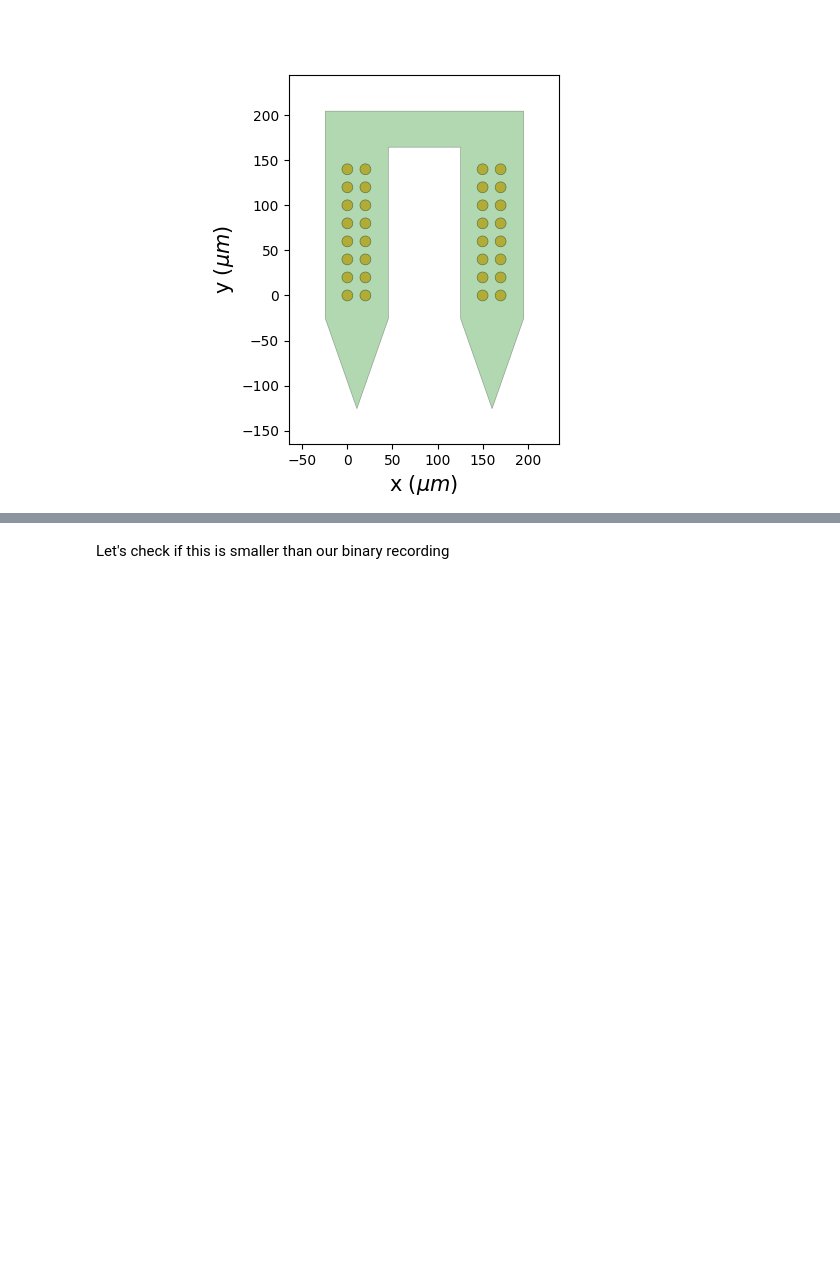
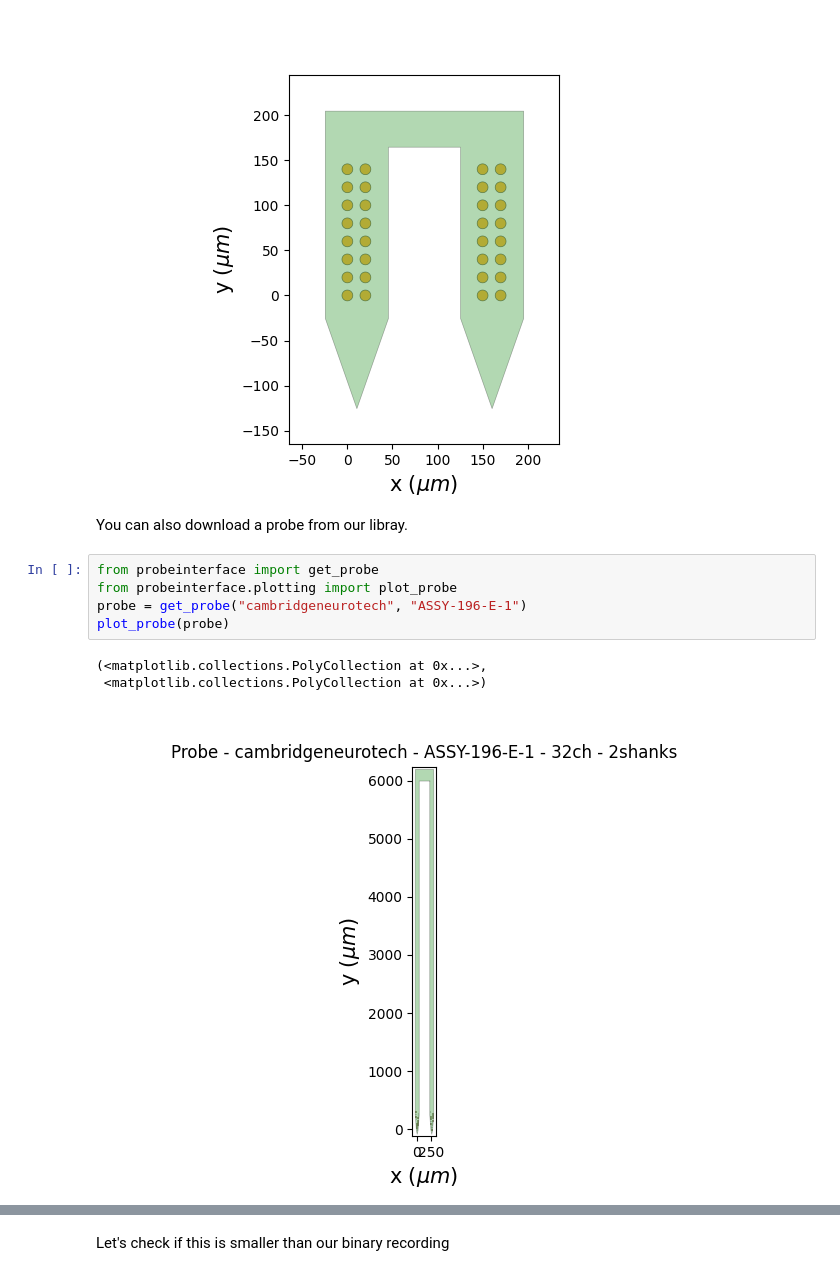
Before and after one commit to mrsbloomday/school_neuralnet_paris_2026, a Jupyter notebook: notebooks_sorting/Tutorial01-read-data-and-object-manipulaton.ipynb, the cells around one changed output, grey strips where cells are left out. Saved outputs shown, nothing was run; the diff lists cells and outputs as text; blank space fills up the shorter version.

```diff
--- a/notebooks_sorting/Tutorial01-read-data-and-object-manipulaton.ipynb
+++ b/notebooks_sorting/Tutorial01-read-data-and-object-manipulaton.ipynb
@@ -215,3 +244,14 @@ si.plot_probe_map(si_generated_recording)
 # %% [output]
 <spikeinterface.widgets.probe_map.ProbeMapWidget at 0x...>
 [figure]
+# %% [markdown]
+You can also download a probe from our libray.
+# %%
+from probeinterface import get_probe
+from probeinterface.plotting import plot_probe
+probe = get_probe("cambridgeneurotech", "ASSY-196-E-1")
+plot_probe(probe)
+# %% [output]
+(<matplotlib.collections.PolyCollection at 0x...>,
+ <matplotlib.collections.PolyCollection at 0x...>)
+[figure, added]
```
Also changed, not shown: parts of 26 cells of this notebook.
